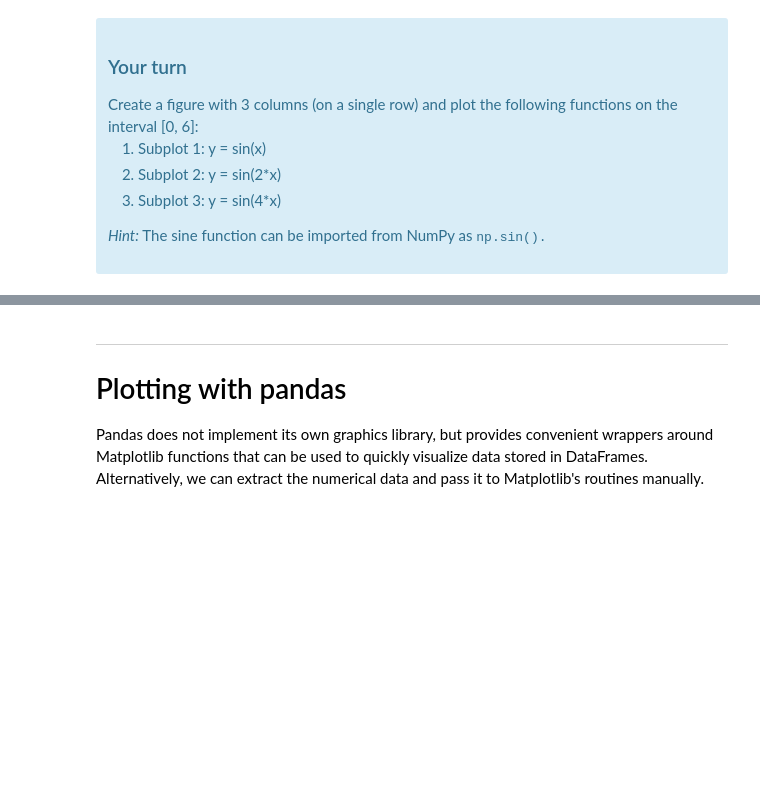
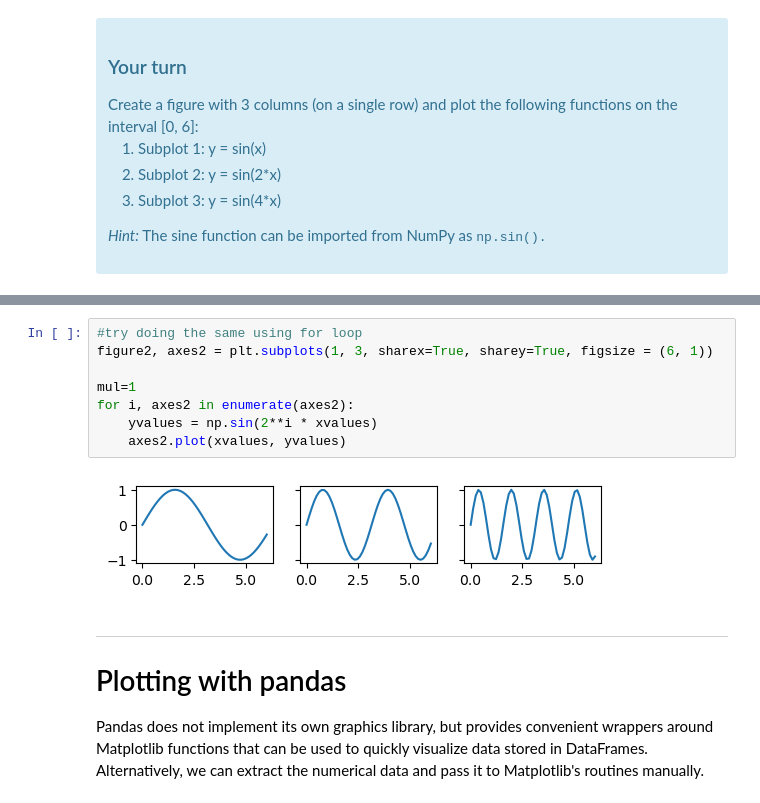
Before and after one commit to lilafageraas/TECH2-H24, a Jupyter notebook: 10_data_visualization_and_analysis/lecture5 mine.ipynb, the cells around one changed output, grey strips where cells are left out. Drawn from its saved outputs; the diff is of its cells as text; blank space fills up the shorter version.

```diff
--- a/10_data_visualization_and_analysis/lecture5 mine.ipynb
+++ b/10_data_visualization_and_analysis/lecture5 mine.ipynb
@@ -526,3 +547,13 @@ on the interval [0, 6]:
+# %%
+#try doing the same using for loop
+figure2, axes2 = plt.subplots(1, 3, sharex=True, sharey=True, figsize = (6, 1))
+
+mul=1
+for i, axes2 in enumerate(axes2):
+    yvalues = np.sin(2**i * xvalues)
+    axes2.plot(xvalues, yvalues)
+# %% [output]
+[figure, added]
 # %% [markdown]
 ***
 # Plotting with pandas
```
Also changed, not shown: parts of 5 cells of this notebook.
